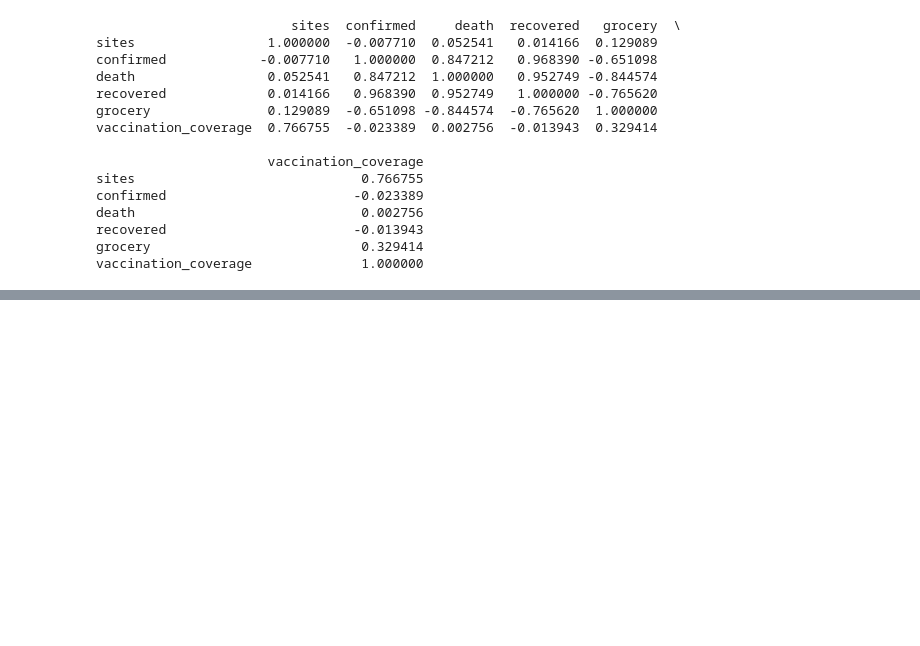
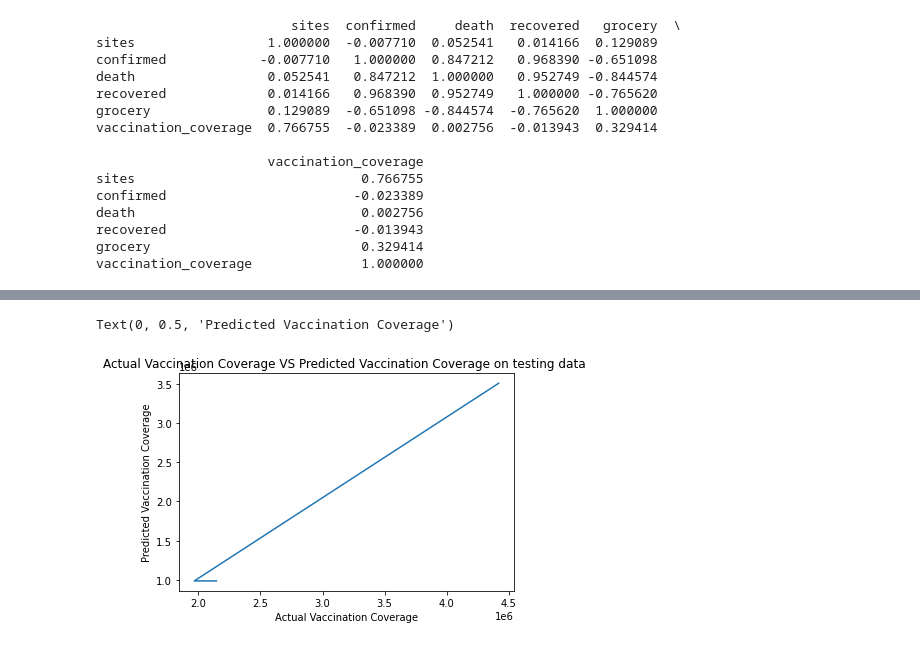
Before and after one commit to VinayFaria/Statistical_Data_Analysis, a Jupyter notebook: tutorial_5/q1.ipynb, the cells around one changed output, grey strips where cells are left out. Drawn from its saved outputs; the diff is of its cells as text; code cells hidden in the pictures; blank space fills up the shorter version.

```diff
--- a/tutorial_5/q1.ipynb
+++ b/tutorial_5/q1.ipynb
@@ -332,0 +366,8 @@ vaccination_coverage              1.000000
+# %%
+plt.plot(y_test, y2)
+plt.title("Actual Vaccination Coverage VS Predicted Vaccination Coverage on testing data ")
+plt.xlabel("Actual Vaccination Coverage")
+plt.ylabel("Predicted Vaccination Coverage")
+# %% [output]
+Text(0, 0.5, 'Predicted Vaccination Coverage')
+[figure, added]
```
Also changed, not shown: parts of 3 cells of this notebook.
